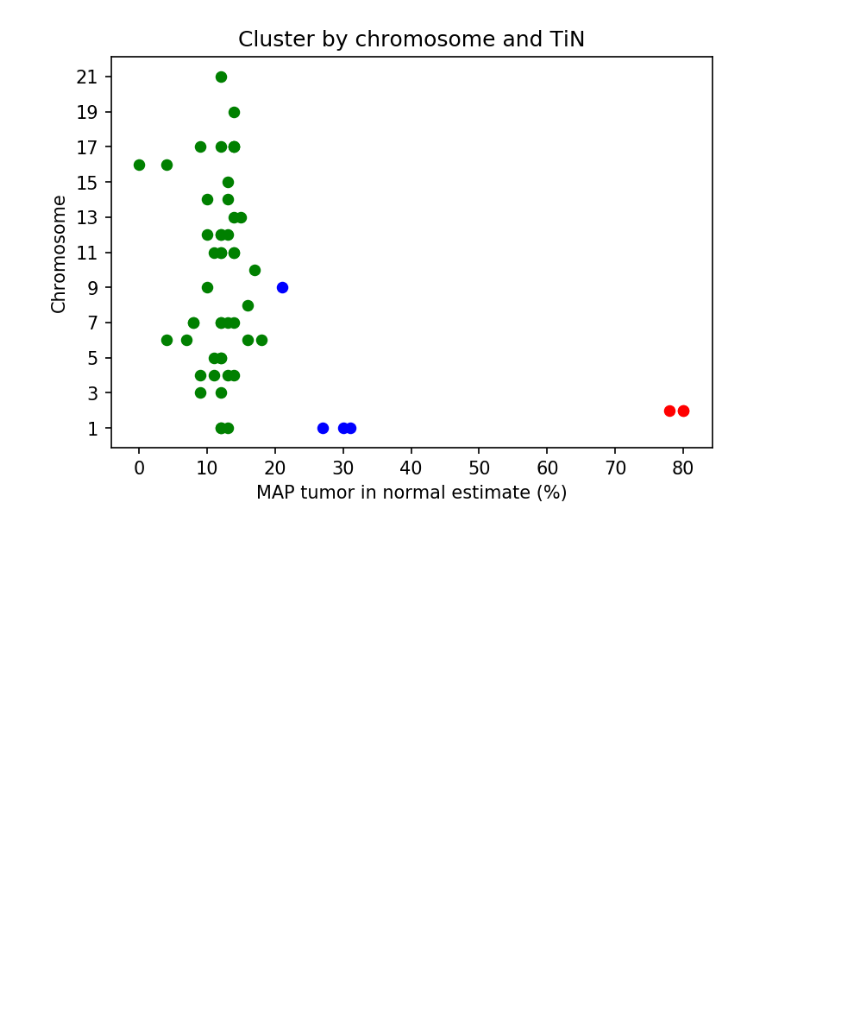
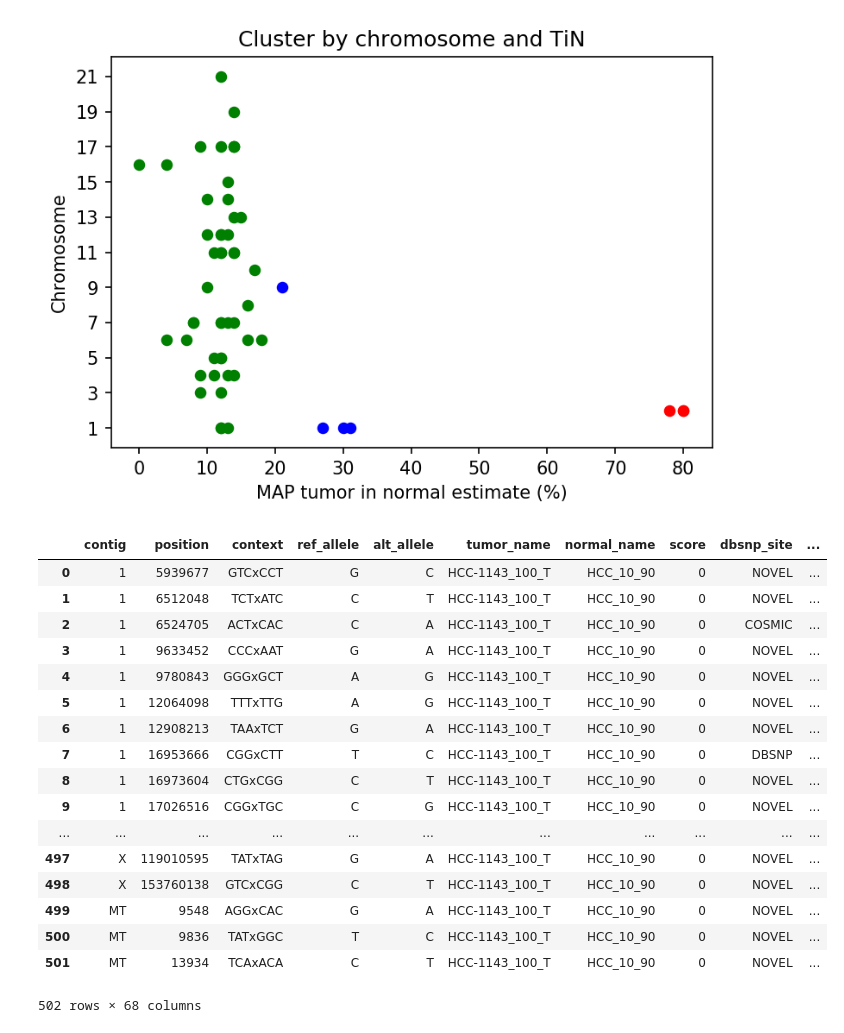
Before and after one commit to getzlab/deTiN, a Jupyter notebook: deTiN_example_0.1_TiN_sim.ipynb, the cells around one changed output. Cells and saved outputs as stored; diff of their text form; code cells hidden in the pictures; blank space fills up the shorter version.

```diff
--- a/deTiN_example_0.1_TiN_sim.ipynb
+++ b/deTiN_example_0.1_TiN_sim.ipynb
@@ -76,3 +76,24 @@ du.plot_kmeans_info(ascna_based_model,do)
 # %% [output]
 [figure]
 [figure]
+# %%
+do.SSNVs
+# %% [output]
+|  | contig | position | context | ref_allele | alt_allele | tumor_name | normal_name | score | dbsnp_site | ... |
+| 0 | 1 | 5939677 | GTCxCCT | G | C | HCC-1143_100_T | HCC_10_90 | 0 | NOVEL | ... |
+| 1 | 1 | 6512048 | TCTxATC | C | T | HCC-1143_100_T | HCC_10_90 | 0 | NOVEL | ... |
+| 2 | 1 | 6524705 | ACTxCAC | C | A | HCC-1143_100_T | HCC_10_90 | 0 | COSMIC | ... |
+| 3 | 1 | 9633452 | CCCxAAT | G | A | HCC-1143_100_T | HCC_10_90 | 0 | NOVEL | ... |
+| 4 | 1 | 9780843 | GGGxGCT | A | G | HCC-1143_100_T | HCC_10_90 | 0 | NOVEL | ... |
+| 5 | 1 | 12064098 | TTTxTTG | A | G | HCC-1143_100_T | HCC_10_90 | 0 | NOVEL | ... |
+| 6 | 1 | 12908213 | TAAxTCT | G | A | HCC-1143_100_T | HCC_10_90 | 0 | NOVEL | ... |
+| 7 | 1 | 16953666 | CGGxCTT | T | C | HCC-1143_100_T | HCC_10_90 | 0 | DBSNP | ... |
+| 8 | 1 | 16973604 | CTGxCGG | C | T | HCC-1143_100_T | HCC_10_90 | 0 | NOVEL | ... |
+| 9 | 1 | 17026516 | CGGxTGC | C | G | HCC-1143_100_T | HCC_10_90 | 0 | NOVEL | ... |
+| ... | ... | ... | ... | ... | ... | ... | ... | ... | ... | ... |
+| 497 | X | 119010595 | TATxTAG | G | A | HCC-1143_100_T | HCC_10_90 | 0 | NOVEL | ... |
+| 498 | X | 153760138 | GTCxCGG | C | T | HCC-1143_100_T | HCC_10_90 | 0 | NOVEL | ... |
+| 499 | MT | 9548 | AGGxCAC | G | A | HCC-1143_100_T | HCC_10_90 | 0 | NOVEL | ... |
+| 500 | MT | 9836 | TATxGGC | T | C | HCC-1143_100_T | HCC_10_90 | 0 | NOVEL | ... |
+| 501 | MT | 13934 | TCAxACA | C | T | HCC-1143_100_T | HCC_10_90 | 0 | NOVEL | ... |
+502 rows × 68 columns
```
Also changed, not shown: 3 other files.
